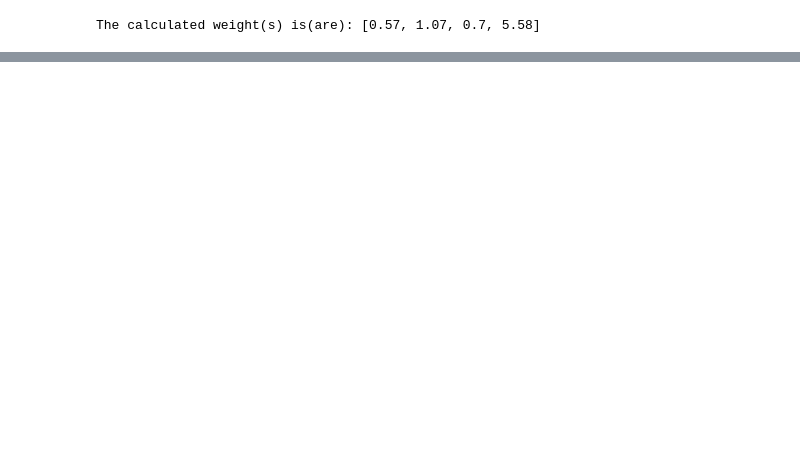
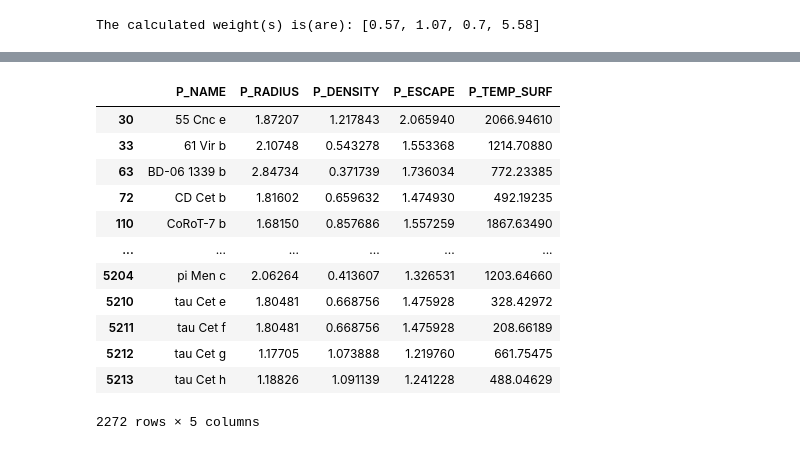
Before and after one commit to Adi-Rai/ExoPSI, a Jupyter notebook: Test notebook.ipynb, the cells around one changed output, grey strips where cells are left out. Saved outputs shown, nothing was run; the diff lists cells and outputs as text; code cells hidden in the pictures; blank space fills up the shorter version.

```diff
--- a/Test notebook.ipynb
+++ b/Test notebook.ipynb
@@ -95,0 +72,19 @@ exopsi.psi_scale(PSI_data)
+# %%
+red_df = df[['P_NAME','P_RADIUS','P_DENSITY','P_ESCAPE','P_TEMP_SURF']]
+red_df.to_csv("REDUCED PHL.csv")
+# %%
+red_df
+# %% [output]
+|  | P_NAME | P_RADIUS | P_DENSITY | P_ESCAPE | P_TEMP_SURF |
+| 30 | 55 Cnc e | 1.87207 | 1.217843 | 2.065940 | 2066.94610 |
+| 33 | 61 Vir b | 2.10748 | 0.543278 | 1.553368 | 1214.70880 |
+| 63 | BD-06 1339 b | 2.84734 | 0.371739 | 1.736034 | 772.23385 |
+| 72 | CD Cet b | 1.81602 | 0.659632 | 1.474930 | 492.19235 |
+| 110 | CoRoT-7 b | 1.68150 | 0.857686 | 1.557259 | 1867.63490 |
+| ... | ... | ... | ... | ... | ... |
+| 5204 | pi Men c | 2.06264 | 0.413607 | 1.326531 | 1203.64660 |
+| 5210 | tau Cet e | 1.80481 | 0.668756 | 1.475928 | 328.42972 |
+| 5211 | tau Cet f | 1.80481 | 0.668756 | 1.475928 | 208.66189 |
+| 5212 | tau Cet g | 1.17705 | 1.073888 | 1.219760 | 661.75475 |
+| 5213 | tau Cet h | 1.18826 | 1.091139 | 1.241228 | 488.04629 |
+2272 rows × 5 columns
```
Also changed, not shown: parts of 8 cells of this notebook, 29 other files.
